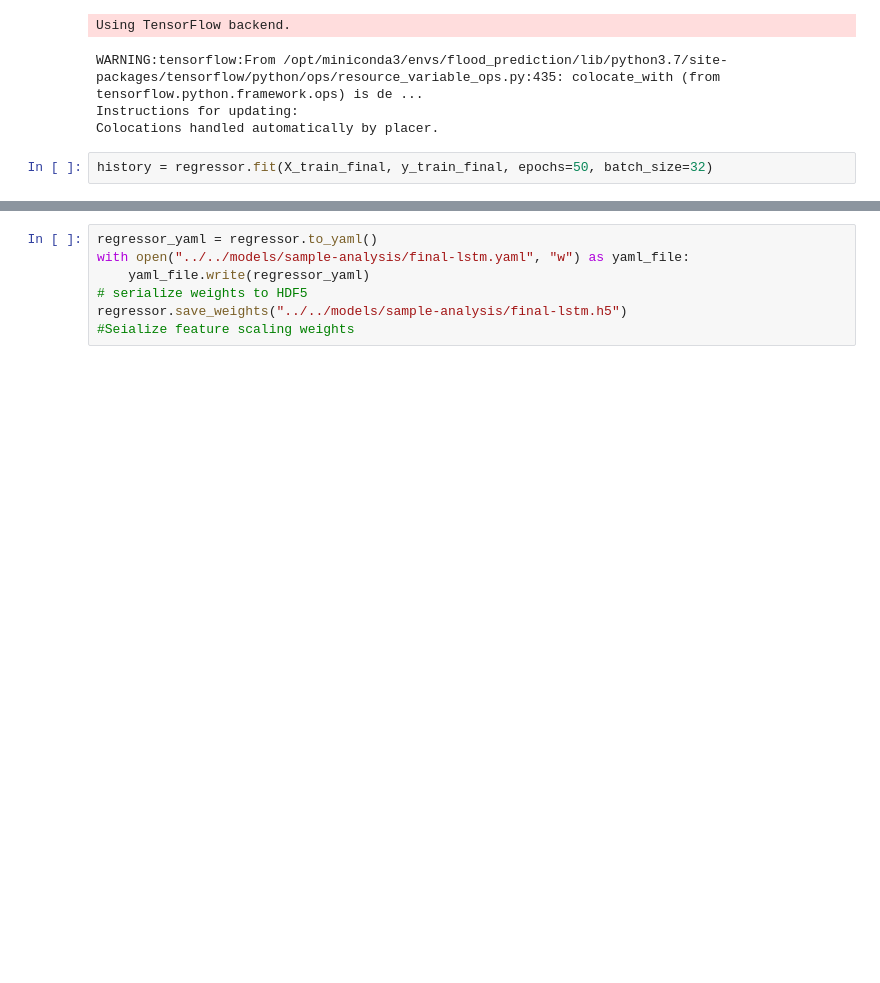
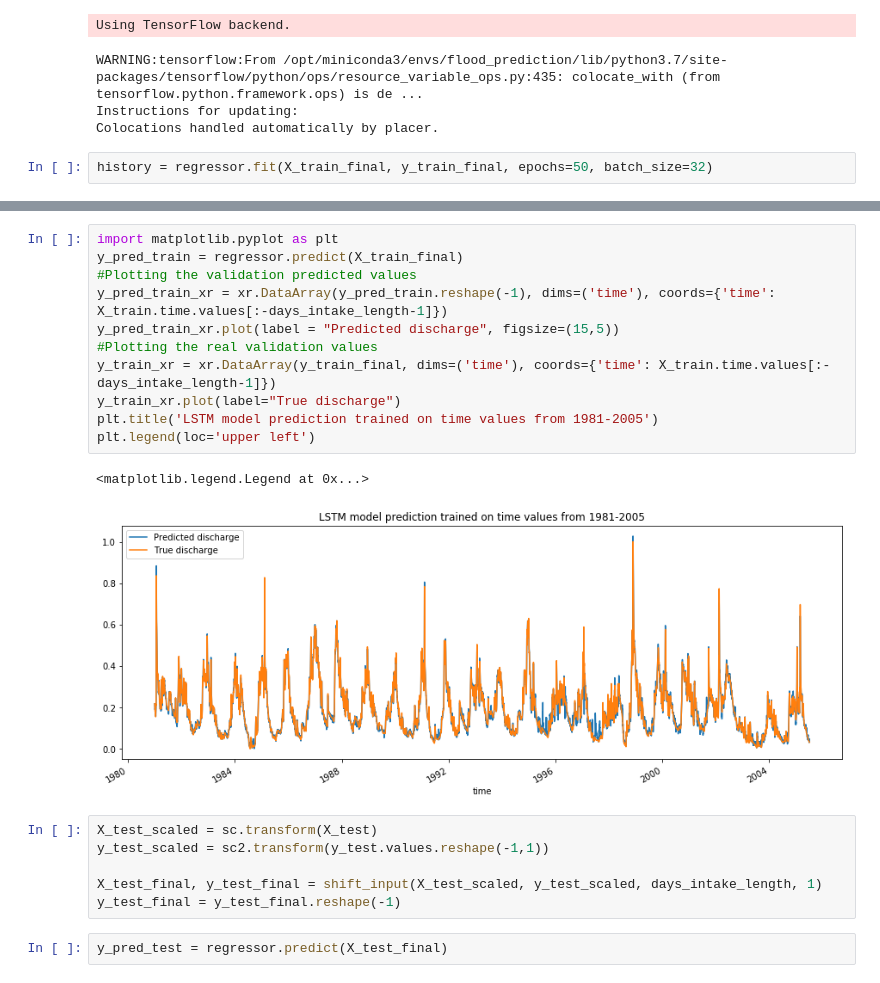
Before and after one commit to Gongsta/flood-prediction, a Jupyter notebook: jupyter/Models/feature_xy_model_TORUN.ipynb, the cells around one changed output, grey strips where cells are left out. Cells and saved outputs as stored; diff of their text form; blank space fills up the shorter version.

```diff
--- a/jupyter/Models/feature_xy_model_TORUN.ipynb
+++ b/jupyter/Models/feature_xy_model_TORUN.ipynb
@@ -131,7 +177,22 @@ plt.plot(y_train_final)
-# %%
-regressor_yaml = regressor.to_yaml()
-with open("../../models/sample-analysis/final-lstm.yaml", "w") as yaml_file:
-    yaml_file.write(regressor_yaml)
-# serialize weights to HDF5
-regressor.save_weights("../../models/sample-analysis/final-lstm.h5")
-#Seialize feature scaling weights
+# %%
+import matplotlib.pyplot as plt
+y_pred_train = regressor.predict(X_train_final)
+#Plotting the validation predicted values
+y_pred_train_xr = xr.DataArray(y_pred_train.reshape(-1), dims=('time'), coords={'time': X_train.time.values[:-days_intake_length-1]})
+y_pred_train_xr.plot(label = "Predicted discharge", figsize=(15,5))
+#Plotting the real validation values
+y_train_xr = xr.DataArray(y_train_final, dims=('time'), coords={'time': X_train.time.values[:-days_intake_length-1]})
+y_train_xr.plot(label="True discharge")
+plt.title('LSTM model prediction trained on time values from 1981-2005')
+plt.legend(loc='upper left')
+# %% [output]
+<matplotlib.legend.Legend at 0x...>
+[figure, added]
+# %%
+X_test_scaled = sc.transform(X_test)
+y_test_scaled = sc2.transform(y_test.values.reshape(-1,1))
+
+X_test_final, y_test_final = shift_input(X_test_scaled, y_test_scaled, days_intake_length, 1)
+y_test_final = y_test_final.reshape(-1)
+# %%
+y_pred_test = regressor.predict(X_test_final)
```
Also changed, not shown: parts of 26 cells of this notebook, 19 other files.
